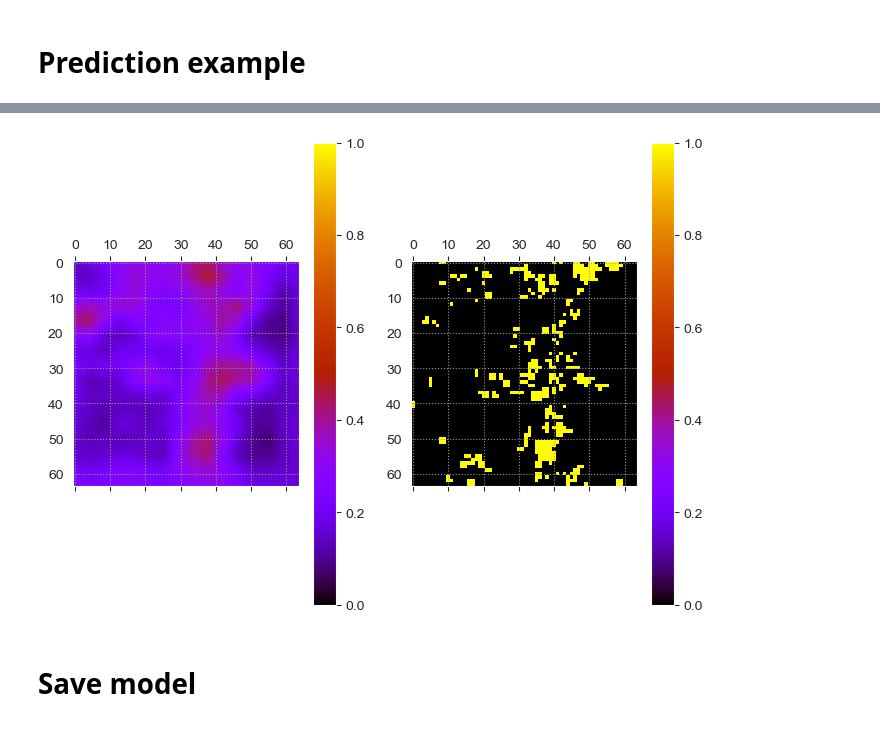
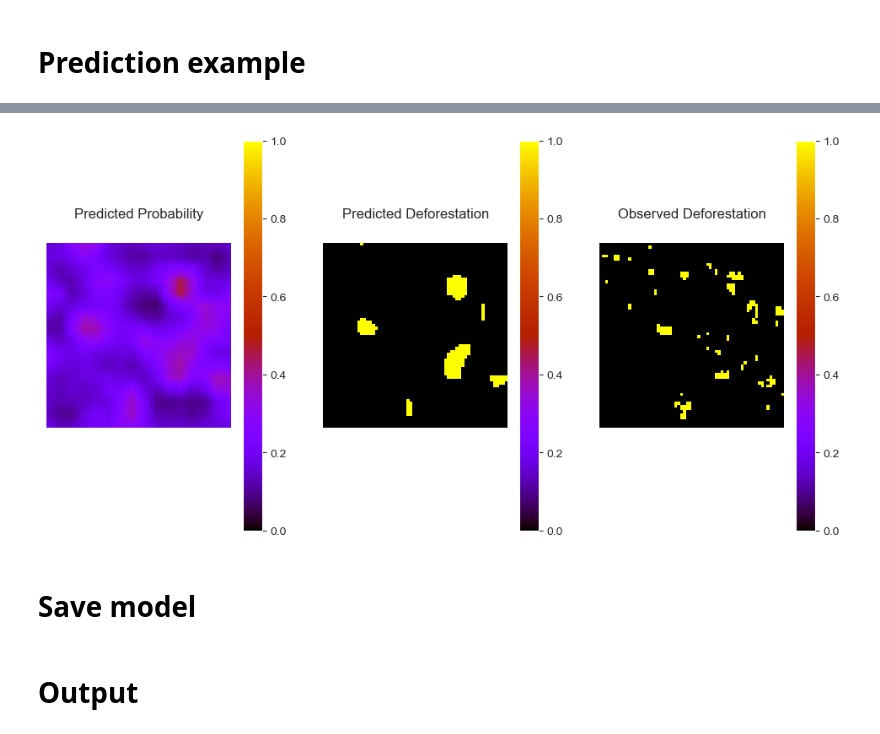
Before and after one commit to Giovanni3A/deforestation_forecast, a Jupyter notebook: 5_model_analysis.ipynb, the cells around one changed output, grey strips where cells are left out. Drawn from its saved outputs; the diff is of its cells as text; code cells hidden in the pictures.

```diff
--- a/5_model_analysis.ipynb
+++ b/5_model_analysis.ipynb
@@ -252,7 +294,7 @@ def get_sample(min_area=0.1, dataloader=trainloader):
             if truth[idx_batch, 1, :, :].mean() > min_area:
                 return input_, truth, idx_batch
 # %%
-input_, truth, idx_batch = get_sample(0.05, valloader)
+input_, truth, idx_batch = get_sample(0.01, trainloader)
 
 pred = model(input_)
 # %%
@@ -265,13 +314,23 @@ plt.show()
 # %%
-fig, ax = plt.subplots(1, 2, figsize=(8, 6))
-m1 = ax[1].matshow(truth[idx_batch, 1, :, :].cpu(), cmap="gnuplot", vmin=truth.min(), vmax=truth.max())
-m2 = ax[0].matshow(softmax_(pred).detach().cpu().numpy()[idx_batch, 1, :, :], cmap="gnuplot", vmin=truth.min(), vmax=1)
+fig, ax = plt.subplots(1, 3, figsize=(12, 6))
+m1 = ax[2].matshow(truth[idx_batch, 1, :, :].cpu(), cmap="gnuplot", vmin=0, vmax=1)
+m2 = ax[0].matshow(softmax_(pred).detach().cpu().numpy()[idx_batch, 1, :, :], cmap="gnuplot", vmin=0, vmax=1)
+m3 = ax[1].matshow(softmax_(pred).detach().cpu().numpy()[idx_batch, 1, :, :] > p_treshold, cmap="gnuplot", vmin=0, vmax=1)
+ax[0].axis('off')
+ax[1].axis('off')
+ax[2].axis('off')
 fig.colorbar(m1)
 fig.colorbar(m2)
+fig.colorbar(m3)
+ax[0].set_title("Predicted Probability")
+ax[1].set_title("Predicted Deforestation")
+ax[2].set_title("Observed Deforestation")
 fig.show()
 # %% [output]
-[figure, old version]
+[figure, new version]
 # %% [markdown]
 # Save model
 # %%
 torch.save(model.state_dict(), r"DeepLabV3+_train.pt")
+# %% [markdown]
+# Output
```
Also changed, not shown: parts of 16 cells of this notebook, 14 other files.
